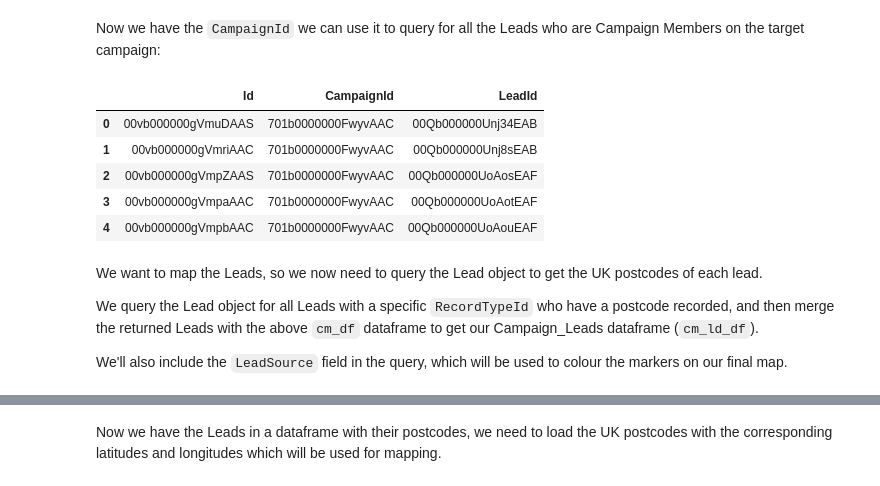
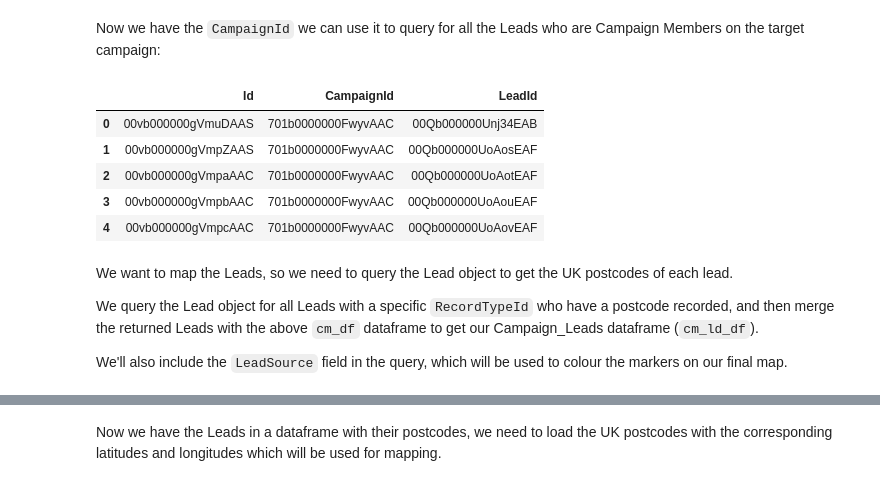
Before and after one commit to toby-p/mapping_Salesforce_Leads_by_Campaign, a Jupyter notebook: mapping_Salesforce_Leads_by_Campaign.ipynb, the cells around one changed output, grey strips where cells are left out. Saved outputs shown, nothing was run; the diff lists cells and outputs as text; code cells hidden in the pictures.

```diff
--- a/mapping_Salesforce_Leads_by_Campaign.ipynb
+++ b/mapping_Salesforce_Leads_by_Campaign.ipynb
@@ -42,23 +45,23 @@ Now we have the <code>CampaignId</code> we can use it to query for all the Leads
 # %%
 query= """
 SELECT Id, CampaignId, LeadId
 FROM CampaignMember
-WHERE CampaignId =
-'""" + campaign_id + "\'"
+WHERE CampaignId = {}{}{}
+""".format("\'", campaign_id, "\'")
 
 # Convert the results to a Pandas dataframe.
 cm_df = pd.DataFrame(sf.query_all(query)['records'])
 cm_df.drop('attributes', axis=1, inplace=True) # Drop irrelevant columns returned by query
 cm_df.head()
 # %% [output]
 |  | Id | CampaignId | LeadId |
 | 0 | 00vb000000gVmuDAAS | 701b0000000FwyvAAC | 00Qb000000Unj34EAB |
-| 1 | 00vb000000gVmriAAC | 701b0000000FwyvAAC | 00Qb000000Unj8sEAB |
-| 2 | 00vb000000gVmpZAAS | 701b0000000FwyvAAC | 00Qb000000UoAosEAF |
-| 3 | 00vb000000gVmpaAAC | 701b0000000FwyvAAC | 00Qb000000UoAotEAF |
-| 4 | 00vb000000gVmpbAAC | 701b0000000FwyvAAC | 00Qb000000UoAouEAF |
+| 1 | 00vb000000gVmpZAAS | 701b0000000FwyvAAC | 00Qb000000UoAosEAF |
+| 2 | 00vb000000gVmpaAAC | 701b0000000FwyvAAC | 00Qb000000UoAotEAF |
+| 3 | 00vb000000gVmpbAAC | 701b0000000FwyvAAC | 00Qb000000UoAouEAF |
+| 4 | 00vb000000gVmpcAAC | 701b0000000FwyvAAC | 00Qb000000UoAovEAF |
 # %% [markdown]
-We want to map the Leads, so we now need to query the Lead object to get the UK postcodes of each lead.
+We want to map the Leads, so we need to query the Lead object to get the UK postcodes of each lead.
 
 We query the Lead object for all Leads with a specific <code>RecordTypeId</code> who have a postcode recorded, and then merge the returned Leads with the above <code>cm_df</code> dataframe to get our Campaign_Leads dataframe (<code>cm_ld_df</code>).
 
```
Also changed, not shown: parts of 8 cells of this notebook, 1 other file.
